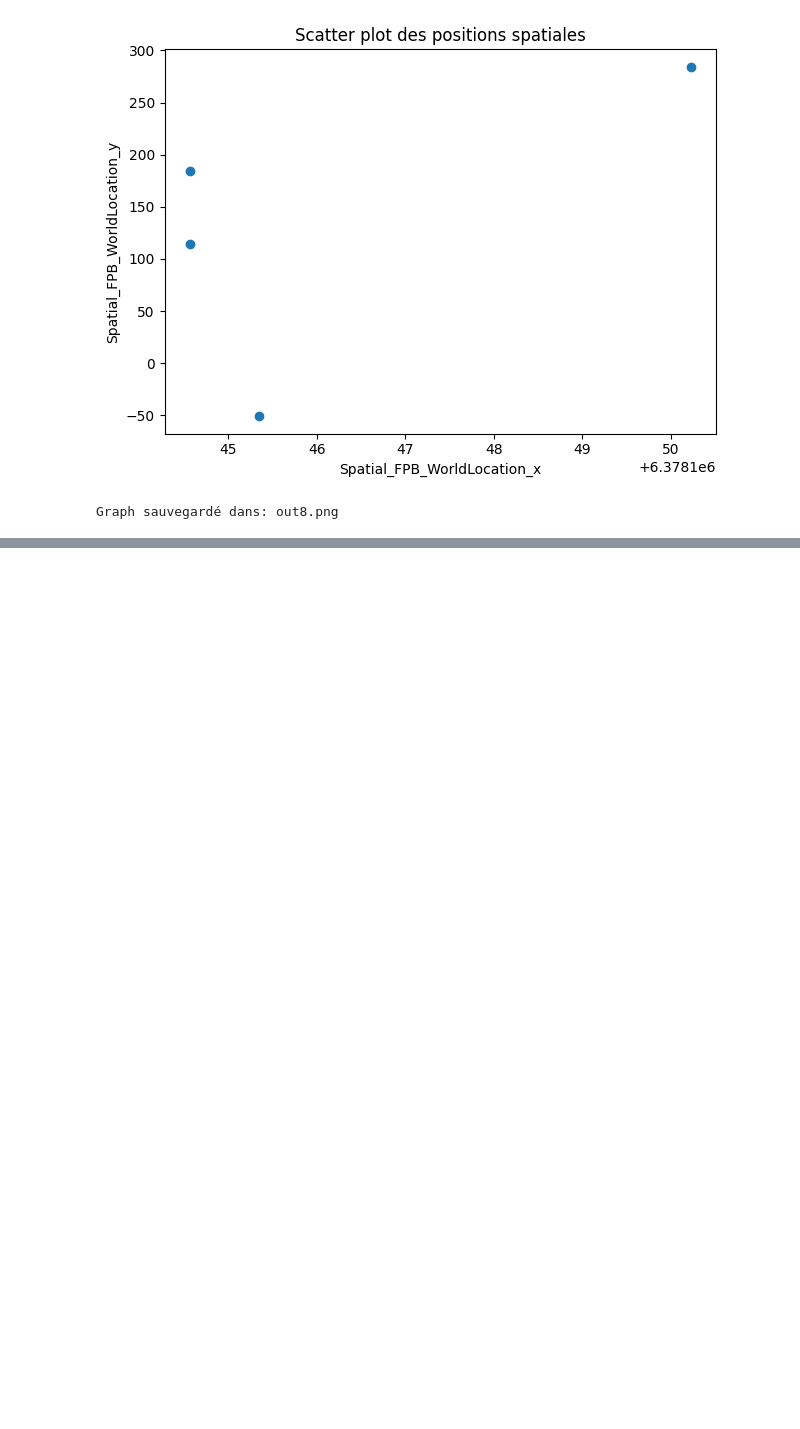
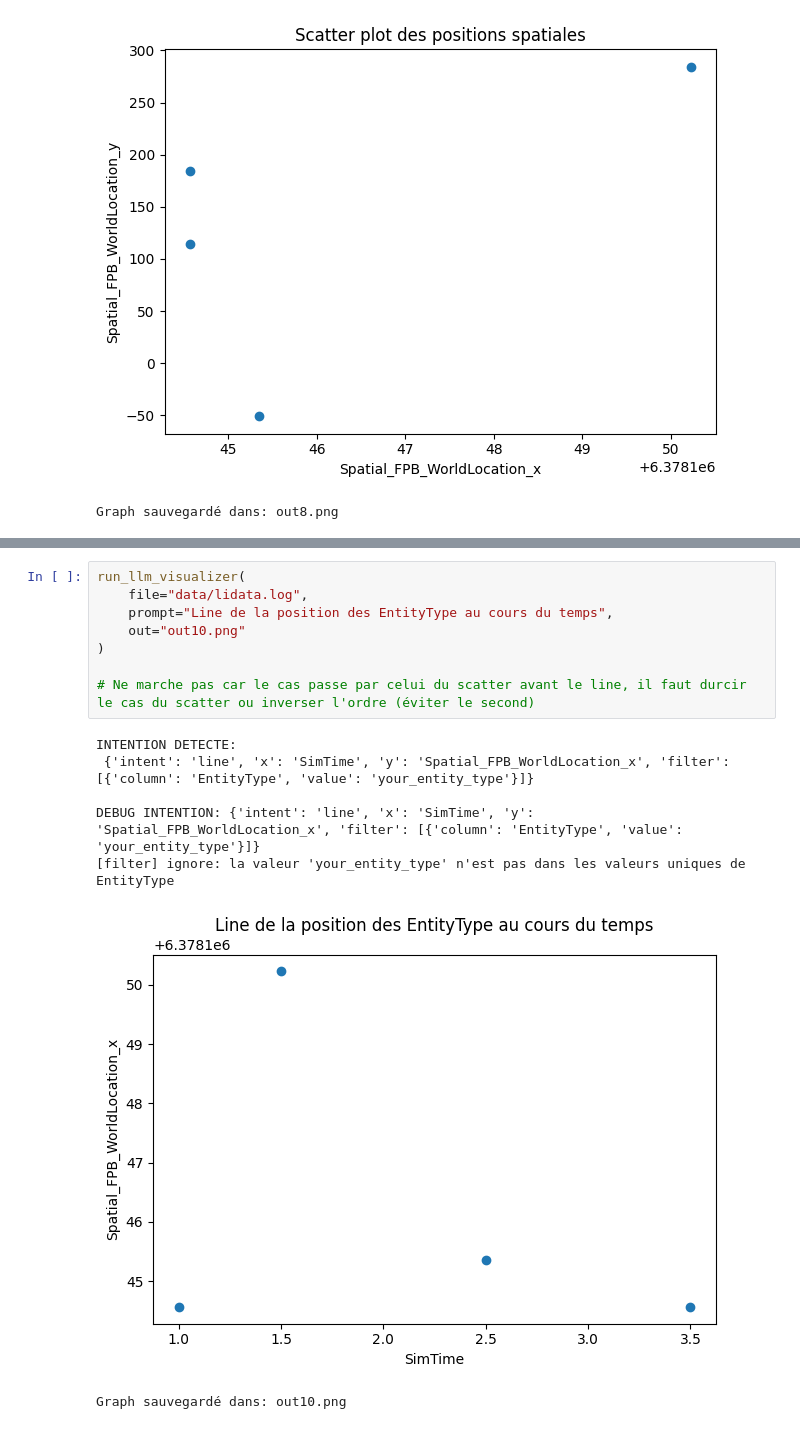
Before and after one commit to RaphaelZrrr/Lida_test, a Jupyter notebook: main2.ipynb, the cells around one changed output, grey strips where cells are left out. Saved outputs shown, nothing was run; the diff lists cells and outputs as text; blank space fills up the shorter version.

```diff
--- a/main2.ipynb
+++ b/main2.ipynb
@@ -444,0 +458,16 @@ Graph sauvegardé dans: out8.png
+# %%
+run_llm_visualizer(
+    file="data/lidata.log",
+    prompt="Line de la position des EntityType au cours du temps",
+    out="out10.png"
+)
+
+# Ne marche pas car le cas passe par celui du scatter avant le line, il faut durcir le cas du scatter ou inverser l'ordre (éviter le second)
+# %% [output]
+INTENTION DETECTE:
+ {'intent': 'line', 'x': 'SimTime', 'y': 'Spatial_FPB_WorldLocation_x', 'filter': [{'column': 'EntityType', 'value': 'your_entity_type'}]}
+
+DEBUG INTENTION: {'intent': 'line', 'x': 'SimTime', 'y': 'Spatial_FPB_WorldLocation_x', 'filter': [{'column': 'EntityType', 'value': 'your_entity_type'}]}
+[filter] ignore: la valeur 'your_entity_type' n'est pas dans les valeurs uniques de EntityType
+[figure, added]
+Graph sauvegardé dans: out10.png
```
Also changed, not shown: parts of 11 cells of this notebook, 8 other files.
